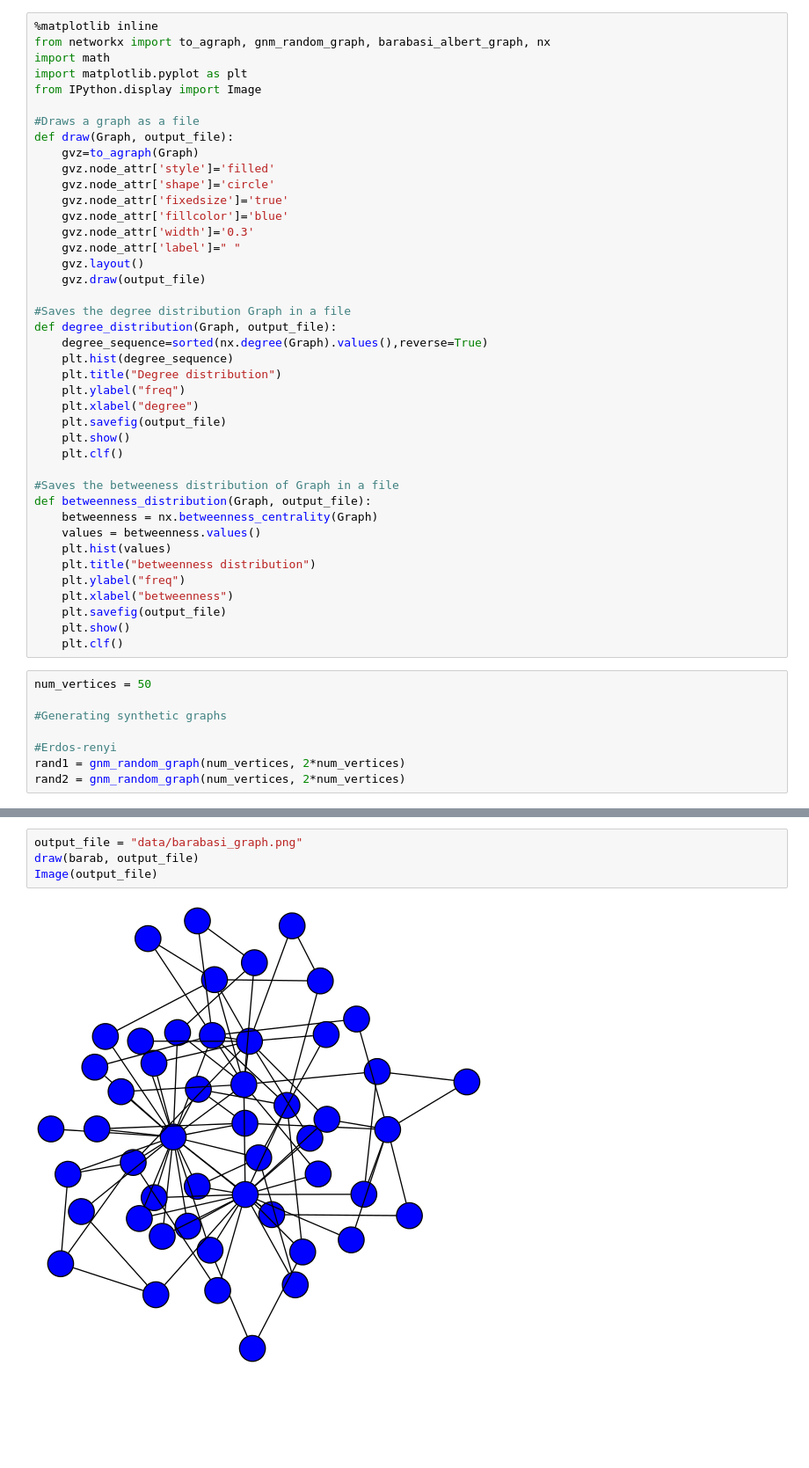
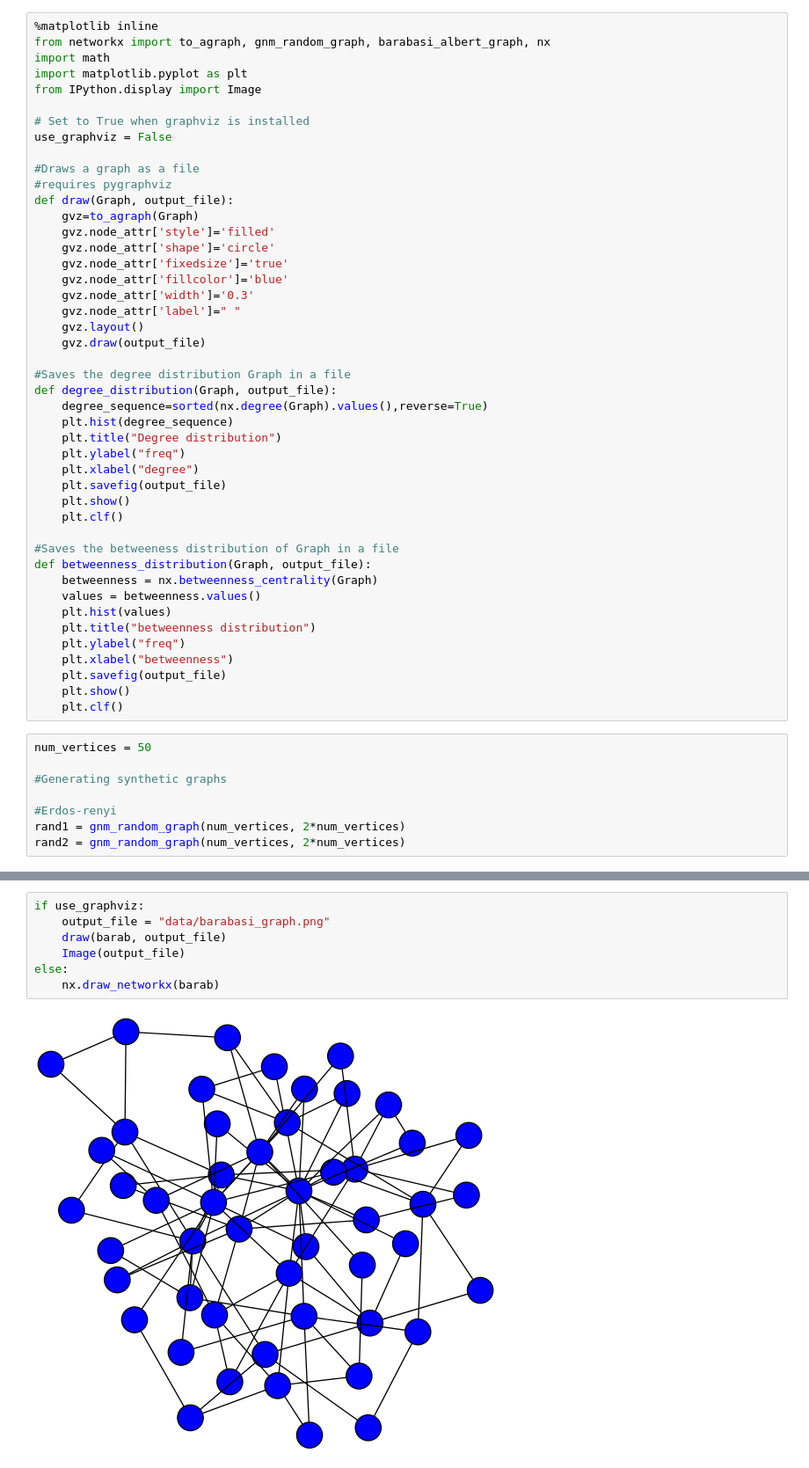
Before and after one commit to LucaFoschini/IGERTBootcamp, a Jupyter notebook: notebooks/day6/Experiments with Random Graphs.ipynb, the cells around one changed output, grey strips where cells are left out. Shown at 88% size. Drawn from its saved outputs; the diff is of its cells as text; blank space fills up the shorter version.

```diff
--- a/notebooks/day6/Experiments with Random Graphs.ipynb
+++ b/notebooks/day6/Experiments with Random Graphs.ipynb
@@ -9,7 +9,11 @@ import math
 import matplotlib.pyplot as plt
 from IPython.display import Image
 
+# Set to True when graphviz is installed
+use_graphviz = False
+
 #Draws a graph as a file
+#requires pygraphviz
 def draw(Graph, output_file):
     gvz=to_agraph(Graph)
     gvz.node_attr['style']='filled'
@@ -97,10 +105,13 @@ diameter random2:  7
 <matplotlib.figure.Figure at 0x...>
 # %%
-output_file = "data/barabasi_graph.png"
-draw(barab, output_file)
-Image(output_file)
+if use_graphviz:
+    output_file = "data/barabasi_graph.png"
+    draw(barab, output_file)
+    Image(output_file)
+else:
+    nx.draw_networkx(barab)
 # %% [output]
-[figure, old version]
+[figure, new version]
 # %%
 degree_distribution(barab, "data/barabasi_deg.pdf")
 betweenness_distribution(barab, "data/barabasi_betw.pdf")
```
Also changed, not shown: parts of 5 cells of this notebook, 6 other files.
